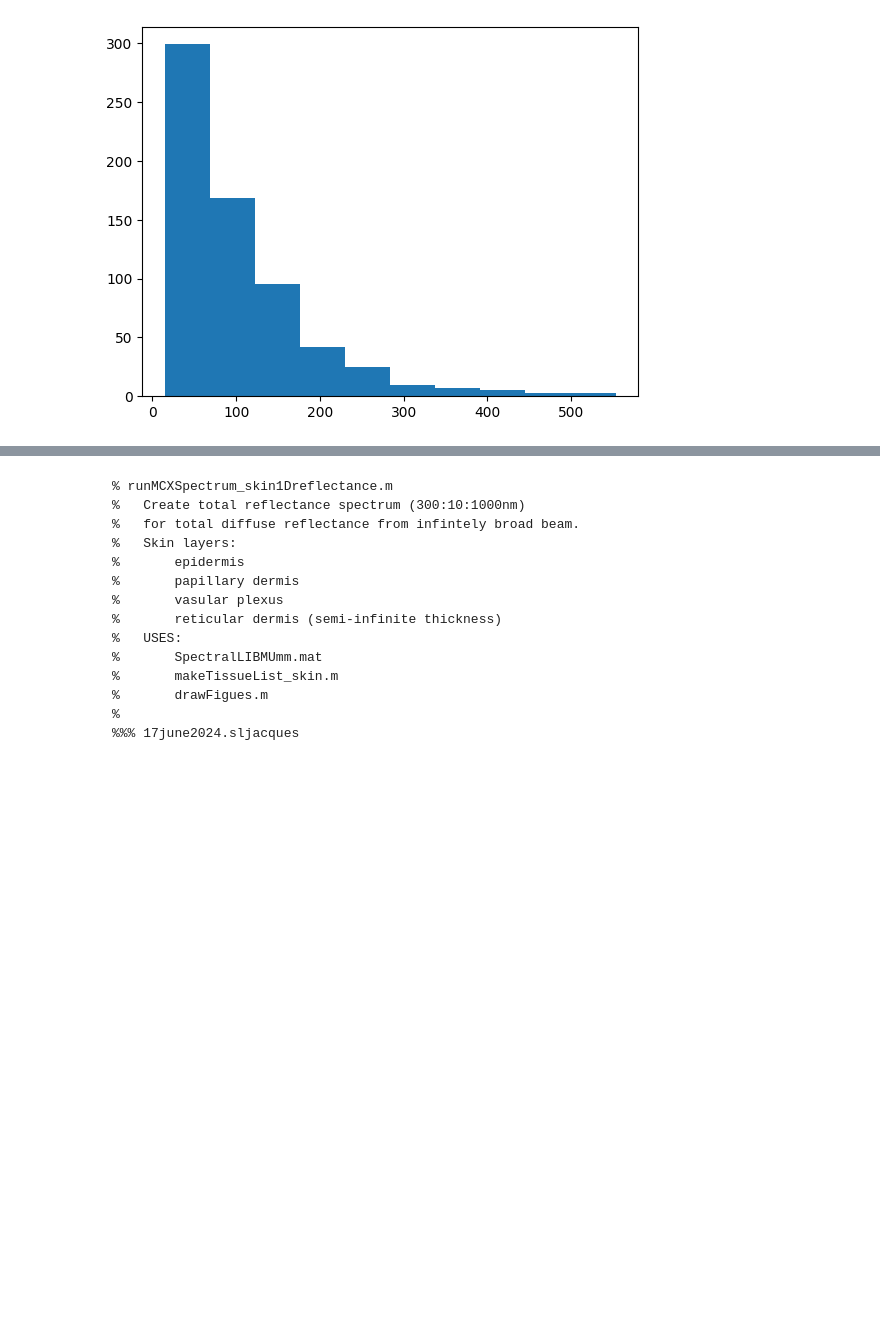
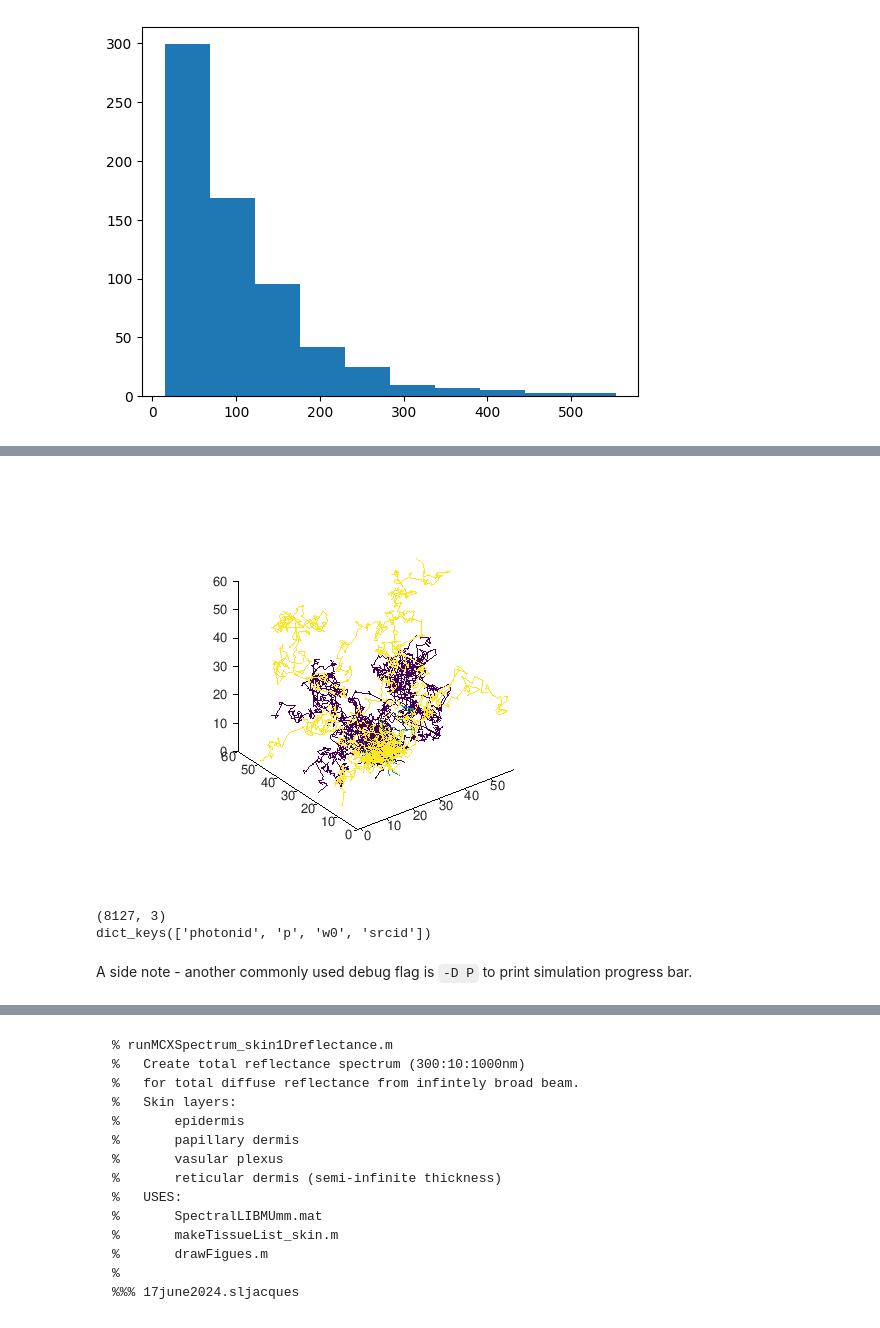
Before and after one commit to nzhang1218/MCX24Workshop, a Jupyter notebook: Training/MCX2024_1C_mcx_command_line.ipynb, the cells around one changed output, grey strips where cells are left out. Cells and saved outputs as stored; diff of their text form; code cells hidden in the pictures; blank space fills up the shorter version.

Commit message:
Add trajectory, --json and playground

```diff
--- a/Training/MCX2024_1C_mcx_command_line.ipynb
+++ b/Training/MCX2024_1C_mcx_command_line.ipynb
@@ -777,0 +826,28 @@ plt.show()
+# %%
+%%octave
+# @title Loading photon trajectory data in MATLAB/Octave
+
+trajdata=loadjson('cube60_traj.jdat');
+trajdata=trajdata.MCXData.Trajectory;
+traj=struct('id', trajdata.photonid, 'pos', trajdata.p, 'data', [trajdata.photonid, trajdata.p, trajdata.w0]');
+
+mcxplotphotons(traj)
+# %% [output]
+[figure, added]
+# %%
+# @title Loading photon trajectory data in Python
+
+import jdata as jd
+import numpy as np
+from matplotlib import pyplot as plt
+
+traj=jd.load('cube60_traj.jdat')
+traj=traj['MCXData']['Trajectory']
+
+print(traj['p'].shape)
+print(traj.keys())
+# %% [output]
+(8127, 3)
+dict_keys(['photonid', 'p', 'w0', 'srcid'])
+# %% [markdown]
+A side note - another commonly used debug flag is `-D P` to print simulation progress bar.
```
Also changed, not shown: parts of 21 cells of this notebook.
